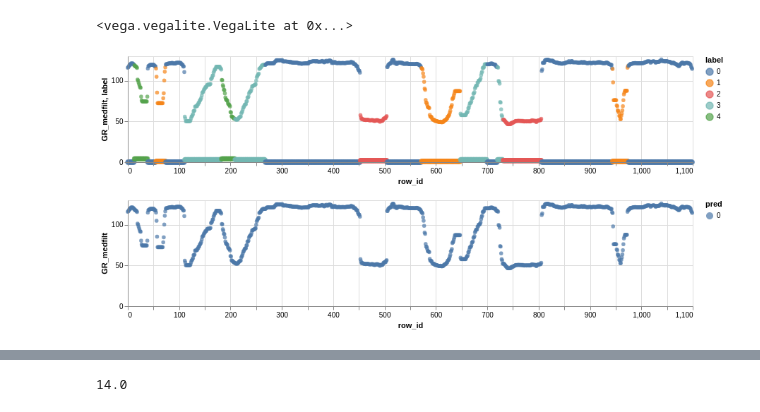
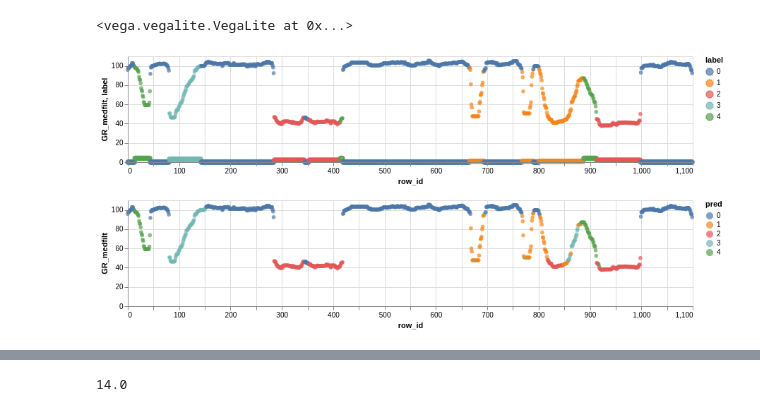
Before and after one commit to AntonBiryukovUofC/gamma_log_classification, a Jupyter notebook: notebooks/results_eda.ipynb, the cells around one changed output, grey strips where cells are left out. Drawn from its saved outputs; the diff is of its cells as text; code cells hidden in the pictures.

```diff
--- a/notebooks/results_eda.ipynb
+++ b/notebooks/results_eda.ipynb
@@ -21,16 +21,14 @@ df_train.head()
 # %%
 #well_ids = 14
-#well_ids = 55
-well_ids = 50
+well_ids = 55
+#well_ids = 50
 
 df_sub = df_train[df_train['well_id'] == well_ids]
-ch_gr = alt.Chart(df_sub,height=150,width=800).encode(x='row_id',y='GR_medfilt',order='row_id',color='label:N').mark_point(size=30,filled=True)
-ch_lab = alt.Chart(df_sub,height=150,width=800).encode(x='row_id',y='label',order='row_id',color='label:N').mark_point()
-ch_grp = alt.Chart(df_sub,height=150,width=800).encode(x='row_id',y='GR_medfilt',order='row_id',color='pred:N').mark_point(size=30,filled=True)
-
-
-
+cols = ['row_id','GR_medfilt','label','pred']
+ch_gr = alt.Chart(df_sub[cols],height=150,width=800).encode(x='row_id',y='GR_medfilt',order='row_id',color='label:N').mark_point(size=30,filled=True)
+ch_lab = alt.Chart(df_sub[cols],height=150,width=800).encode(x='row_id',y='label',order='row_id',color='label:N').mark_point()
+ch_grp = alt.Chart(df_sub[cols],height=150,width=800).encode(x='row_id',y='GR_medfilt',order='row_id',color='pred:N').mark_point(size=30,filled=True)
 ((ch_gr + ch_lab) & ch_grp).resolve_scale(color='independent')
 # %% [output]
 <vega.vegalite.VegaLite at 0x...>
-[figure, old version]
+[figure, new version]
```
Also changed, not shown: parts of 3 cells of this notebook, 3 other files.
